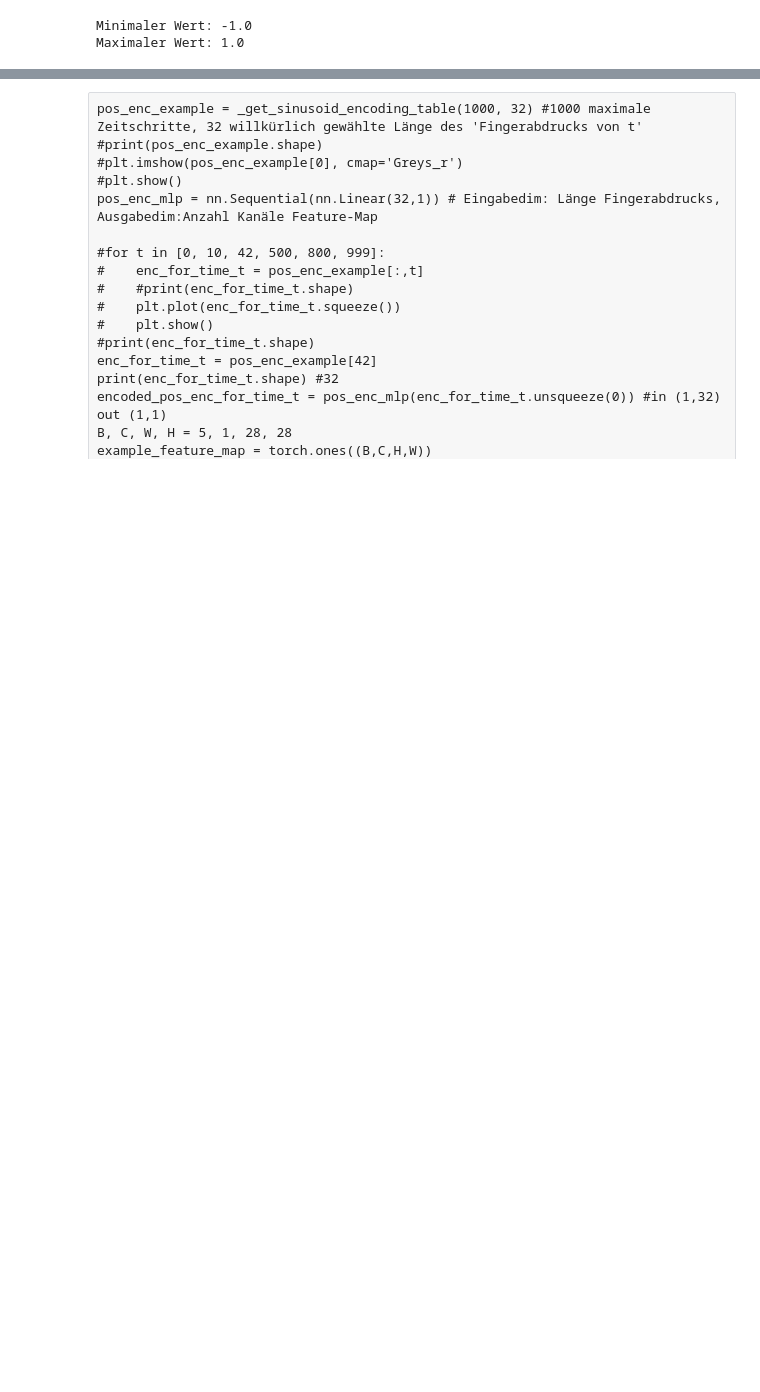
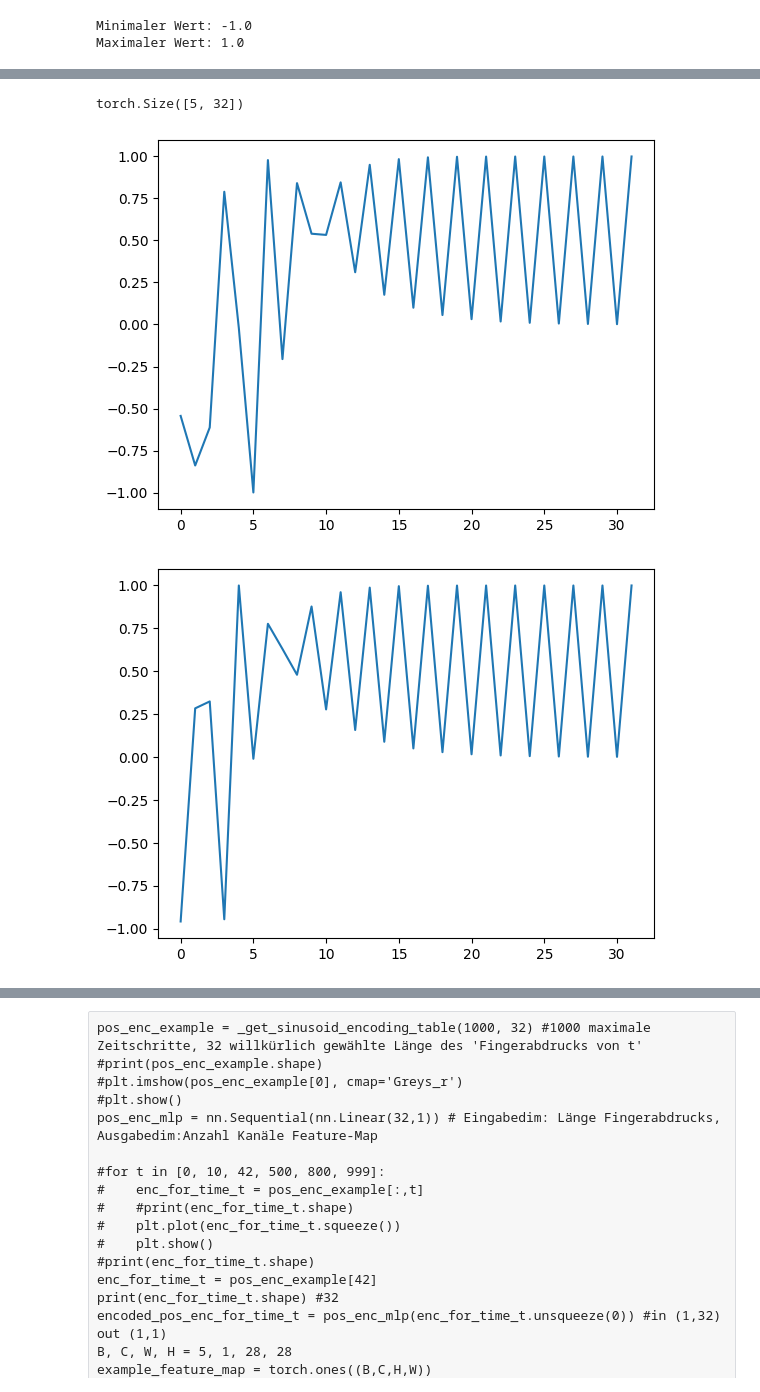
Before and after one commit to FirstThread/DDPM-and-LDM, a Jupyter notebook: FashionMNIST_Dataset-Diffusion_Model.ipynb, the cells around one changed output, grey strips where cells are left out. Drawn from its saved outputs; the diff is of its cells as text; code cells hidden in the pictures; blank space fills up the shorter version.

```diff
--- a/FashionMNIST_Dataset-Diffusion_Model.ipynb
+++ b/FashionMNIST_Dataset-Diffusion_Model.ipynb
@@ -225,7 +260,10 @@ class Down(nn.Module):
     def __init__(self, in_channels, out_channels):
         super().__init__()
         self.maxpool_conv = nn.Sequential(
-            nn.MaxPool2d(2),
+            #nn.MaxPool2d(2),
+            nn.Conv2d(in_channels, in_channels, kernel_size=2, stride=2),
+            nn.BatchNorm2d(in_channels),
+            nn.ReLU(inplace=True),
             DoubleConv(in_channels, out_channels)
         )
 
@@ -288,8 +326,12 @@ def get_sinusoid_encoding_table(n_position, d_hid):
     return torch.FloatTensor(sinusoid_table)#.unsqueeze(0)
 # %%
 def concat_pos_param(x, enc):
-    pos_enc_reshape = enc.reshape(1,-1,1,1).expand((x.shape[0],-1,x.shape[2],x.shape[3]))
-    feature_map_with_encoding = torch.cat([x, pos_enc_reshape], dim=1)
+    if x.shape[0] == 1:
+        pos_enc_reshape = enc[None,:,None,None].expand((-1,-1,x.shape[-2],x.shape[-1]))
+        feature_map_with_encoding = torch.cat([x.to(device), pos_enc_reshape.to(device)], dim=1)
+    else:
+        pos_enc_reshape = enc[:,:,None,None].expand((-1,-1,x.shape[-2],x.shape[-1]))
+        feature_map_with_encoding = torch.cat([x.to(device), pos_enc_reshape.to(device)], dim=1)
     return feature_map_with_encoding
 # %%
 class UNet(nn.Module):
@@ -299,23 +341,25 @@ class UNet(nn.Module):
         self.n_classes = n_classes
 
         factor = 2
-        self.pos_enc = get_sinusoid_encoding_table(t_max, d_hid)#nn.Parameter(get_sinusoid_encoding_table(t_max, d_hid), requires_grad=False)
-        self.pos_enc.requires_grad = False
-        self.inc = (DoubleConv(n_channels + d_hid, 64))
-        self.down1 = (Down(64 + d_hid, 128))
-        self.down2 = (Down(128 + d_hid, 256 // factor))
+        self.pos_enc = nn.parameter.Parameter(get_sinusoid_encoding_table(t_max, d_hid), requires_grad=False)
+        #self.pos_enc.requires_grad = False
+        self.inc = (DoubleConv(n_channels + d_hid, 256))
+        self.down1 = (Down(256 + d_hid, 512))
+        self.down2 = (Down(512 + d_hid, 1024 // factor))
         #self.down3 = (Down(256, 512))
         #self.down4 = (Down(512, 1024 // factor))
         #self.up1 = (Up(1024, 512 // factor))
         #self.up2 = (Up(512, 256 // factor))
-        self.up3 = (Up(256, 128 // factor))
-        self.up4 = (Up(128, 64))
-        self.outc = (OutConv(64, n_channels))
+        self.up3 = (Up(1024, 512 // factor))
+        self.up4 = (Up(512, 256))
+        self.outc = (OutConv(256, n_channels))
 
     def forward(self, x, t):
         enc = self.pos_enc[t]
-
-        x1 = self.inc(concat_pos_param(x, enc))
+        #enc_reshape = enc[:,:,None,None].expand((-1,-1,x.shape[-2],x.shape[-1]))
+        #enc = self.pos_enc[t]
+        #print(torch.cat([x, enc_reshape],dim=1).shape)
+        x1 = self.inc(concat_pos_param(x,enc))
         x2 = self.down1(concat_pos_param(x1, enc))
         x3 = self.down2(concat_pos_param(x2, enc))
         #x4 = self.down3(x3)
@@ -339,0 +403,10 @@ for j in range(1):
+# %%
+pos_enc_func = unet.pos_enc
+print(pos_enc_func[torch.tensor([10,5,3,1,42]).long()].shape)
+for fingerprint in pos_enc_func[torch.tensor([10,5,3,1,42]).long()]:
+    plt.plot(fingerprint.cpu())
+    plt.show()
+# %% [output]
+torch.Size([5, 32])
+[figure, added]
+[figure, added]
```
Also changed, not shown: parts of 24 cells of this notebook.
